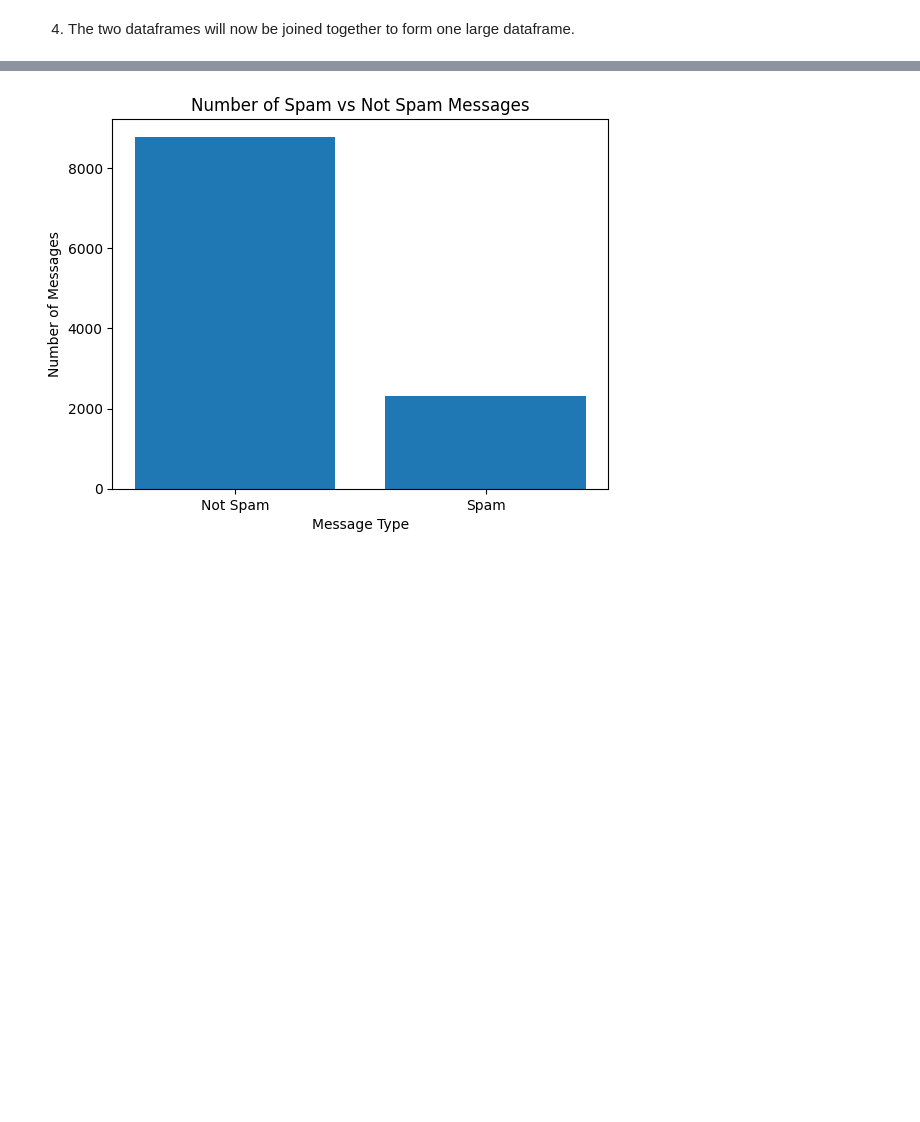
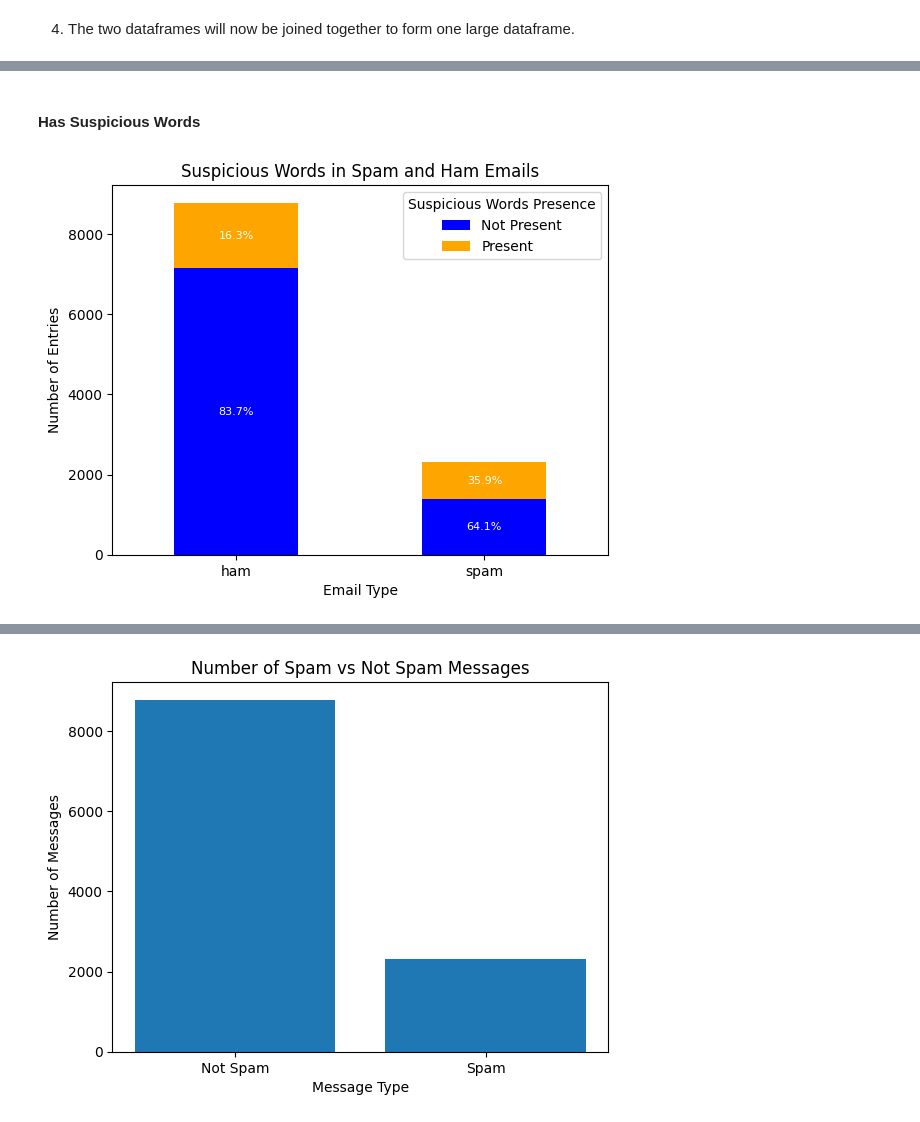
Before and after one commit to Marilyn09/COS30049, a Jupyter notebook: notebook.ipynb, the cells around one changed output, grey strips where cells are left out. Saved outputs shown, nothing was run; the diff lists cells and outputs as text; code cells hidden in the pictures; blank space fills up the shorter version.

```diff
--- a/notebook.ipynb
+++ b/notebook.ipynb
@@ -87,0 +144,29 @@ print(df_features.head())
+# %% [markdown]
+#### Has Suspicious Words
+# %%
+grouped_data = df_features.groupby(['Label', 'has_susp']).size().unstack()
+grouped_data.plot(kind='bar', stacked=True, color=['blue', 'orange'])
+plt.title('Suspicious Words in Spam and Ham Emails')
+plt.xlabel('Email Type')
+plt.ylabel('Number of Entries')
+plt.xticks(rotation=0)
+plt.legend(title='Suspicious Words Presence', labels=['Not Present', 'Present'])
+
+percentages = grouped_data.div(grouped_data.sum(axis=0), axis=1) * 100
+
+for i, bar_group in enumerate(plt.gca().containers):
+    for bar in bar_group:
+        height = bar.get_height()
+        if height > 0:  # Only annotate non-zero bars
+            plt.gca().text(
+                bar.get_x() + bar.get_width() / 2,
+                bar.get_y() + height / 2,
+                f'{percentages.iloc[i, bar_group.index(bar)]:.1f}%',
+                ha='center',
+                va='center',
+                fontsize=8,
+                color='white'
+            )
+plt.show()
+# %% [output]
+[figure, added]
```
Also changed, not shown: parts of 30 cells of this notebook.
